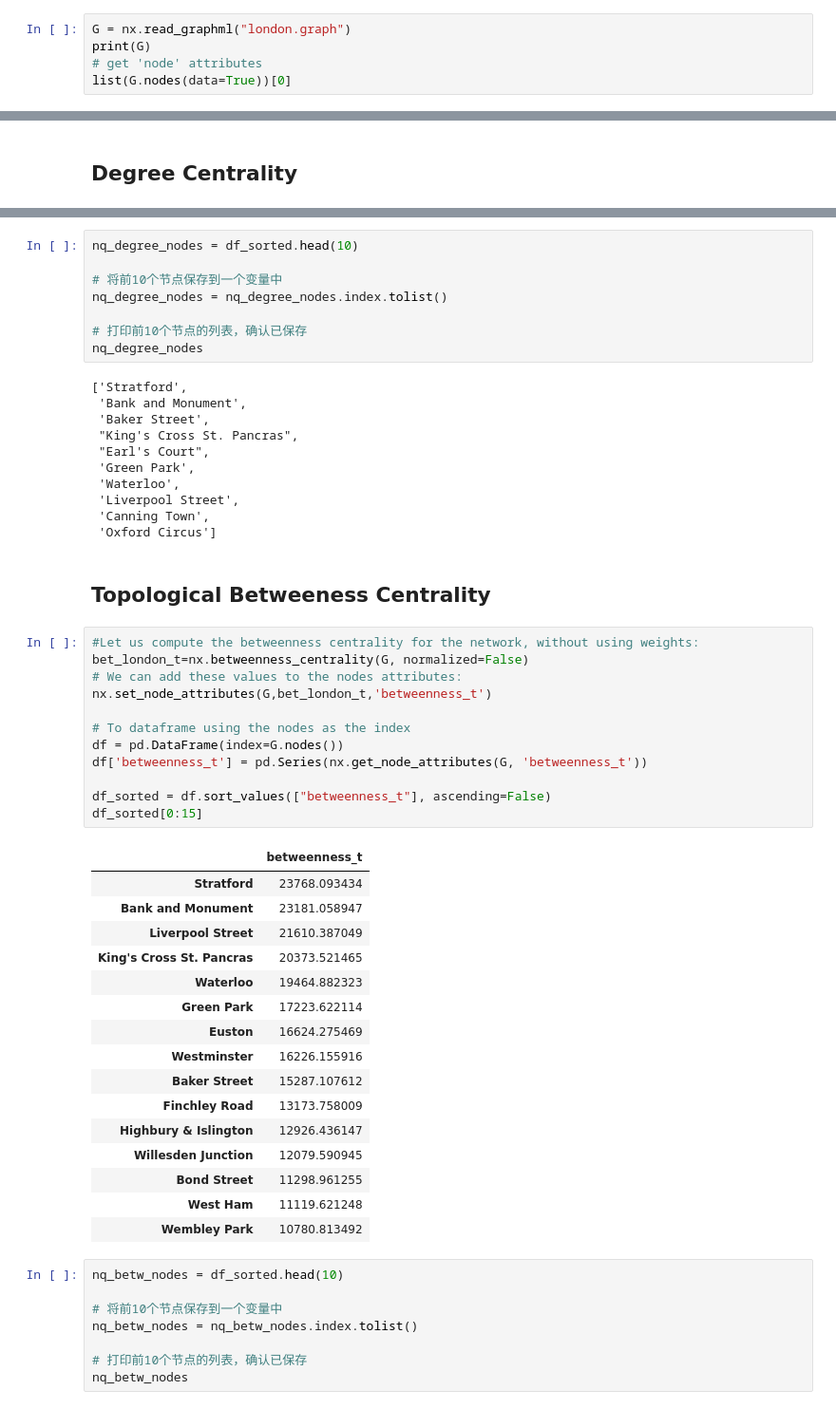
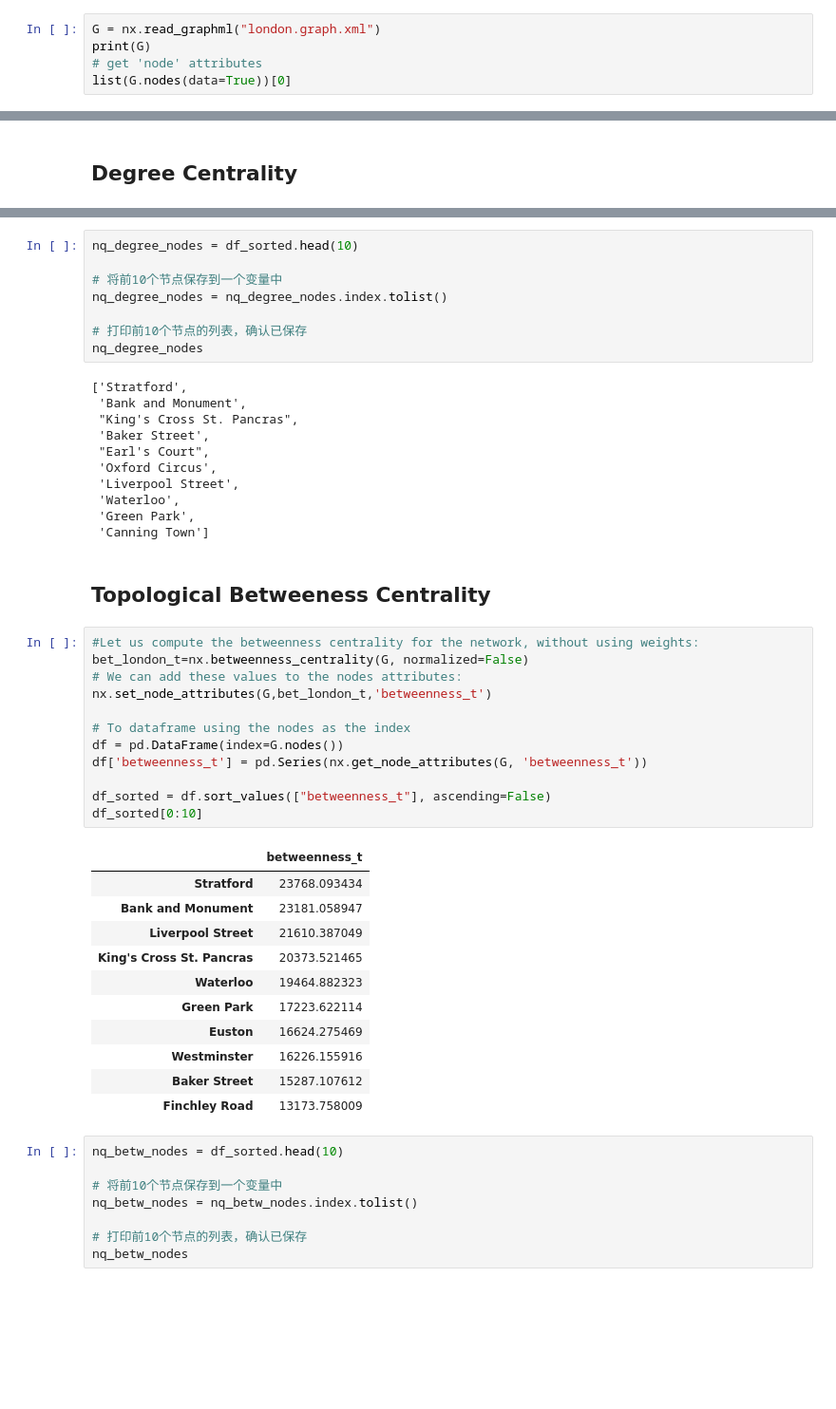
Before and after one commit to MengyuanHan1/CASA0002-Urban-Simulation, a Jupyter notebook: UrbanSim.ipynb, the cells around one changed output, grey strips where cells are left out. Shown at 95% size. Saved outputs shown, nothing was run; the diff lists cells and outputs as text; blank space fills up the shorter version.

```diff
--- a/UrbanSim.ipynb
+++ b/UrbanSim.ipynb
@@ -21,7 +21,7 @@ import seaborn as sns
 import statsmodels.api as sm
 import statsmodels.formula.api as smf
 # %%
-G = nx.read_graphml("london.graph")
+G = nx.read_graphml("london.graph.xml")
 print(G)
 # get 'node' attributes
 list(G.nodes(data=True))[0]
@@ -120,45 +120,40 @@ nq_degree_nodes
 # %% [output]
 ['Stratford',
  'Bank and Monument',
+ "King's Cross St. Pancras",
  'Baker Street',
- "King's Cross St. Pancras",
  "Earl's Court",
+ 'Oxford Circus',
+ 'Liverpool Street',
+ 'Waterloo',
  'Green Park',
- 'Waterloo',
- 'Liverpool Street',
- 'Canning Town',
- 'Oxford Circus']
+ 'Canning Town']
 # %% [markdown]
 ## Topological Betweeness Centrality
 # %%
 #Let us compute the betweenness centrality for the network, without using weights:
 bet_london_t=nx.betweenness_centrality(G, normalized=False)
 # We can add these values to the nodes attributes:
 nx.set_node_attributes(G,bet_london_t,'betweenness_t')
 
 # To dataframe using the nodes as the index
 df = pd.DataFrame(index=G.nodes())
 df['betweenness_t'] = pd.Series(nx.get_node_attributes(G, 'betweenness_t'))
 
 df_sorted = df.sort_values(["betweenness_t"], ascending=False)
-df_sorted[0:15]
+df_sorted[0:10]
 # %% [output]
 |  | betweenness_t |
 | Stratford | 23768.093434 |
 | Bank and Monument | 23181.058947 |
 | Liverpool Street | 21610.387049 |
 | King's Cross St. Pancras | 20373.521465 |
 | Waterloo | 19464.882323 |
 | Green Park | 17223.622114 |
 | Euston | 16624.275469 |
 | Westminster | 16226.155916 |
 | Baker Street | 15287.107612 |
 | Finchley Road | 13173.758009 |
-| Highbury & Islington | 12926.436147 |
-| Willesden Junction | 12079.590945 |
-| Bond Street | 11298.961255 |
-| West Ham | 11119.621248 |
-| Wembley Park | 10780.813492 |
 # %%
 nq_betw_nodes = df_sorted.head(10)
 
```
Also changed, not shown: parts of 49 cells of this notebook.
